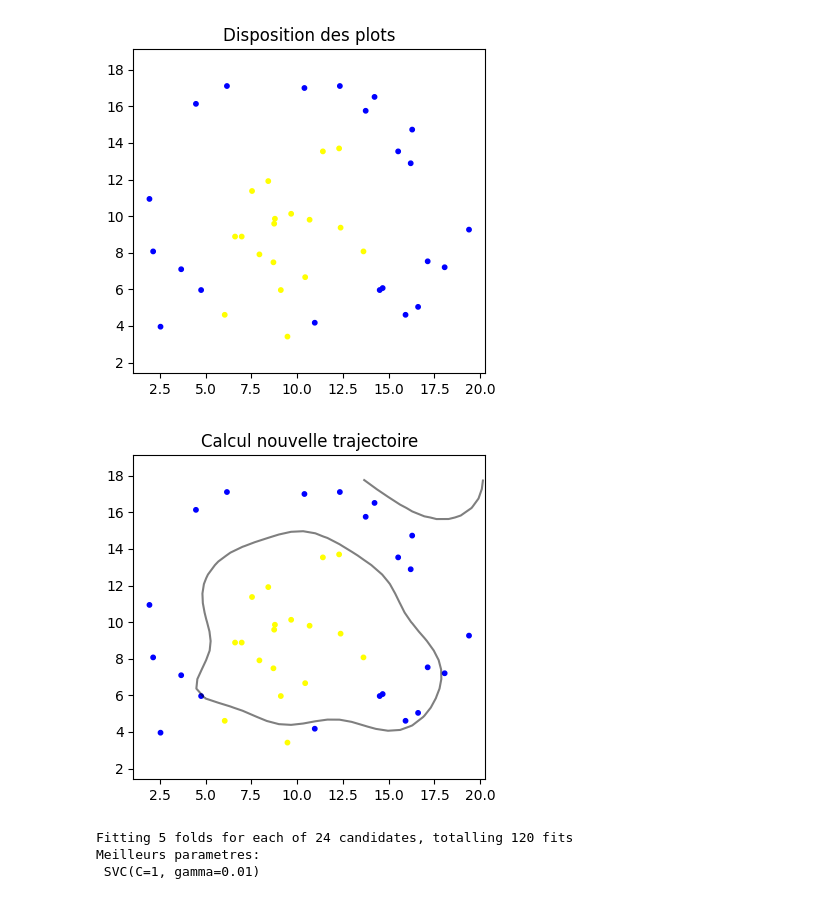
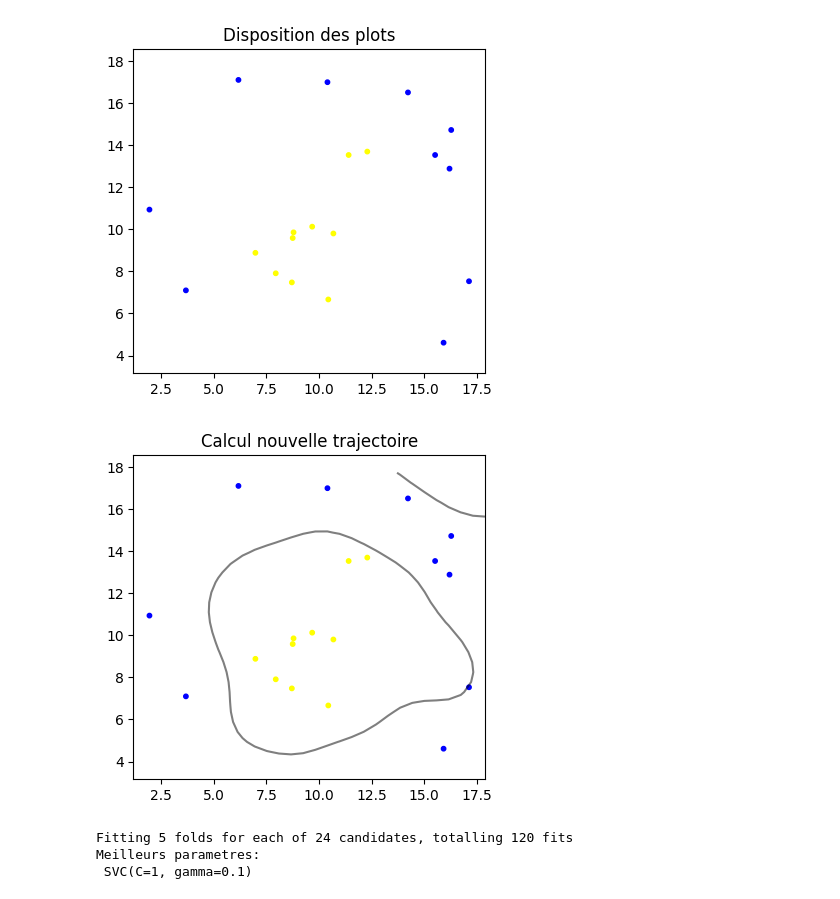
Before and after one commit to Paulcou/ARECE2, a Jupyter notebook: code_calcul nouvelle_trajectoire/SVM_non_linear.ipynb, the cells around one changed output. Cells and saved outputs as stored; diff of their text form; code cells hidden in the pictures.

```diff
--- a/code_calcul nouvelle_trajectoire/SVM_non_linear.ipynb
+++ b/code_calcul nouvelle_trajectoire/SVM_non_linear.ipynb
@@ -88,40 +88,40 @@ def plot_trajectoire(X,y,clf,title):
 x, labels = read_data("points_class_0.txt", "points_class_1.txt")
 
 # Split data to train and test on 80-20 ratio
-X_train, X_test, y_train, y_test = train_test_split(x, labels, test_size = 0.2, random_state=0)
+X_train, X_test, y_train, y_test = train_test_split(x, labels, test_size = 0.1, random_state=0)
 
 # make a classifier
 clf = svm.SVC(C = 10.0, kernel='rbf', gamma=0.1)
 
 # Train classifier
 clf.fit(X_train, y_train)
 
 # Make predictions on unseen test data
 clf_predictions = clf.predict(X_test)
 
 #affichage des plots
 plot_cones(X_test, y_test, clf, True)
 
 #on trace la courbe
 plot_trajectoire(X_test, y_test, clf,"Calcul nouvelle trajectoire")
 
 
 # Grid Search
 # Parameter Grid
 param_grid = {'C': [0.1, 1, 10, 100], 'gamma': [1, 0.1, 0.01, 0.001, 0.00001, 10]}
 # Make grid search classifier
 clf_grid = GridSearchCV(svm.SVC(), param_grid, verbose=1)
 # Train the classifier
 clf_grid.fit(X_train, y_train)
 # meilleur params
 print("Meilleurs parametres:\n", clf_grid.best_estimator_)
 
 
 # On trace la courbe avec un meilleur parametre
 plot_trajectoire(X_test, y_test, clf_grid,"Nouvelle trajectoire avec plus de précision")
 # %% [output]
-[figure, old version]
+[figure, new version]
-[figure, old version]
+[figure, new version]
 Fitting 5 folds for each of 24 candidates, totalling 120 fits
 Meilleurs parametres:
- SVC(C=1, gamma=0.01)
+ SVC(C=1, gamma=0.1)
```
Also changed, not shown: parts of 1 cell of this notebook, 2 other files.
